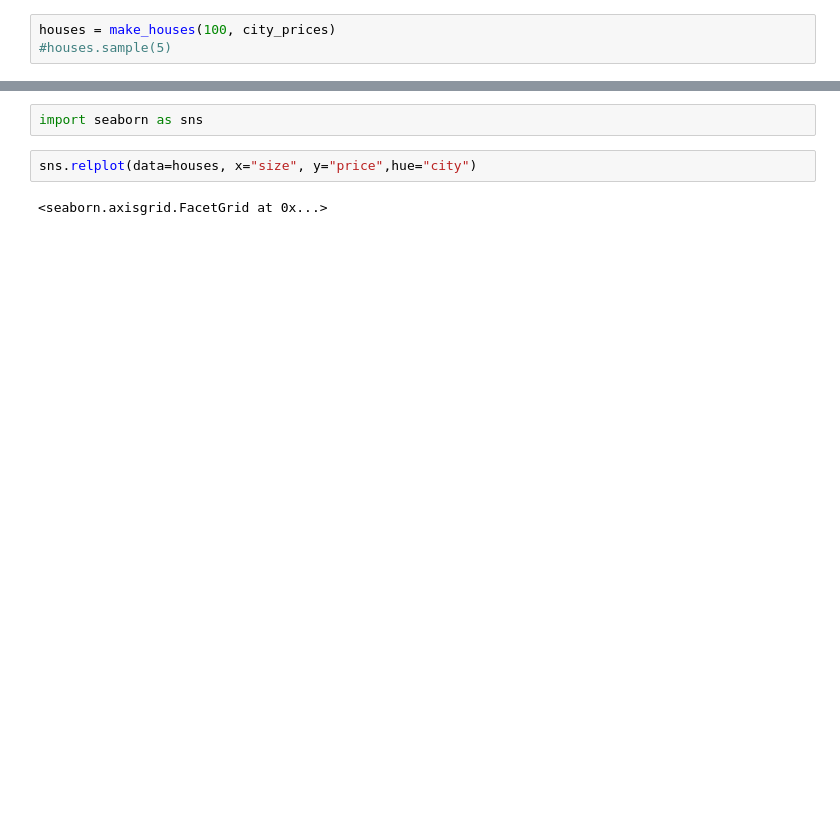
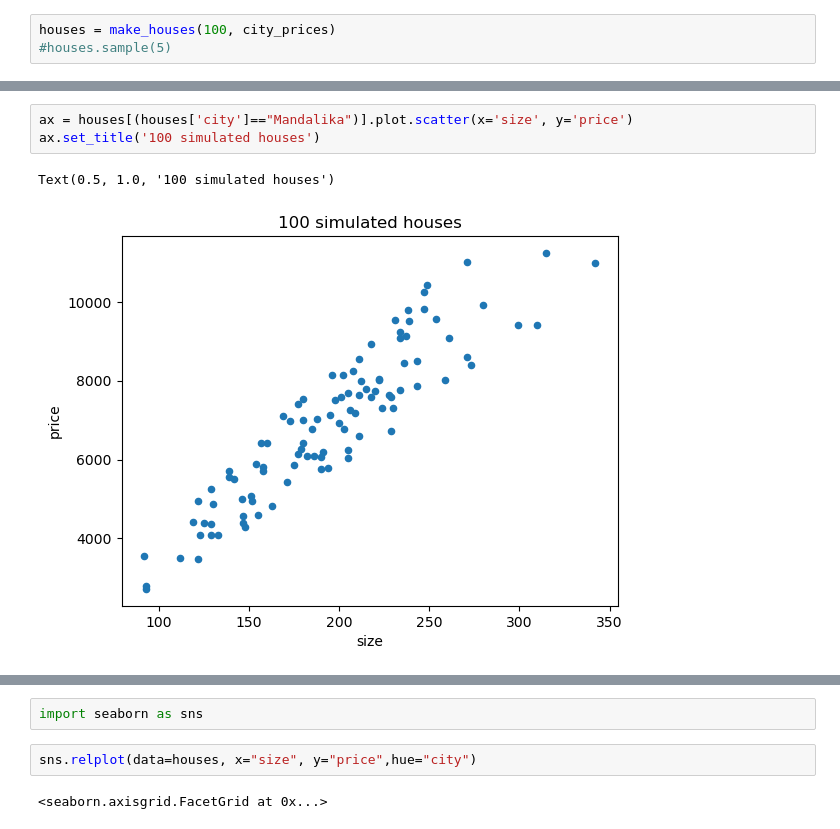
Before and after one commit to wirarama/datamining, a Jupyter notebook: Skyline Query.ipynb, the cells around one changed output, grey strips where cells are left out. Cells and saved outputs as stored; diff of their text form; blank space fills up the shorter version.

```diff
--- a/Skyline Query.ipynb
+++ b/Skyline Query.ipynb
@@ -27,0 +86,6 @@ houses = make_houses(100, city_prices)
+# %%
+ax = houses[(houses['city']=="Mandalika")].plot.scatter(x='size', y='price')
+ax.set_title('100 simulated houses')
+# %% [output]
+Text(0.5, 1.0, '100 simulated houses')
+[figure, added]
```
Also changed, not shown: parts of 17 cells of this notebook, 19 other files.
